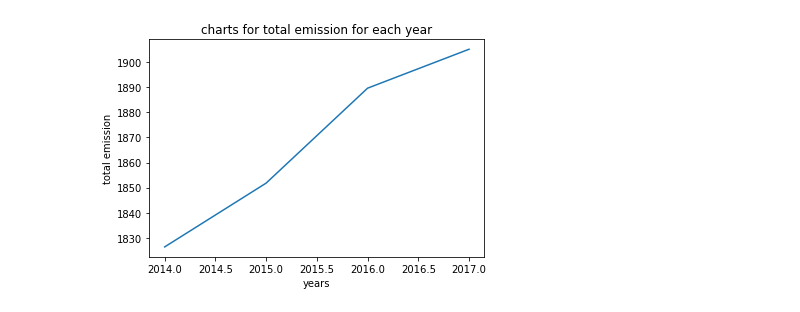
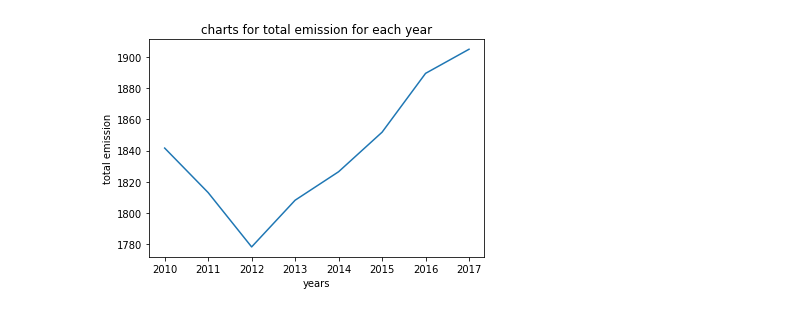
Before and after one commit to ykim879/machine.learning.project, a Jupyter notebook: Copy_of_Soccer_Machine_Learning.ipynb, the cells around one changed output. Cells and saved outputs as stored; diff of their text form; code cells hidden in the pictures.

```diff
--- a/Copy_of_Soccer_Machine_Learning.ipynb
+++ b/Copy_of_Soccer_Machine_Learning.ipynb
@@ -3,14 +3,18 @@
 # %%
 import pandas as pd
 from matplotlib import pyplot as plt
 carbon_emission = pd.read_excel("transportation.xlsx")
 carbon_emission = carbon_emission.drop(index = {54,55,56,57})
+from_ten_to_sixteen = carbon_emission.iloc[:,-10:-2]
+from_ten_to_sixteen = from_ten_to_sixteen.drop(index = 53)
 total_emission = carbon_emission.loc[53].tolist()[1:-1]
 years = carbon_emission.loc[1].tolist()[1:-1]
-plt.plot(years[-5:-1], total_emission[-5:-1])
+states = carbon_emission.iloc[:,0]
+states = states.drop(index = {0,1})
+plt.plot(years[-9:-1], total_emission[-9:-1])
 plt.xlabel('years')
 plt.ylabel('total emission')
 plt.title('charts for total emission for each year')
 plt.show()
 # %% [output]
-[figure, old version]
+[figure, new version]
```
Also changed, not shown: parts of 2 cells of this notebook.
